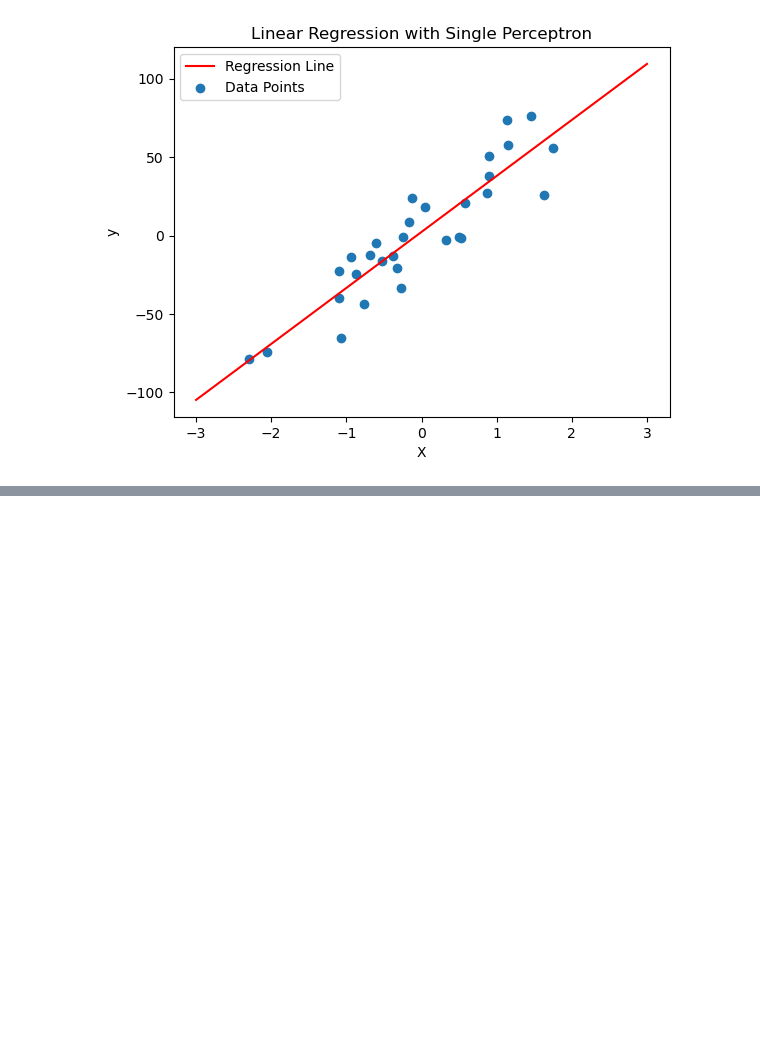
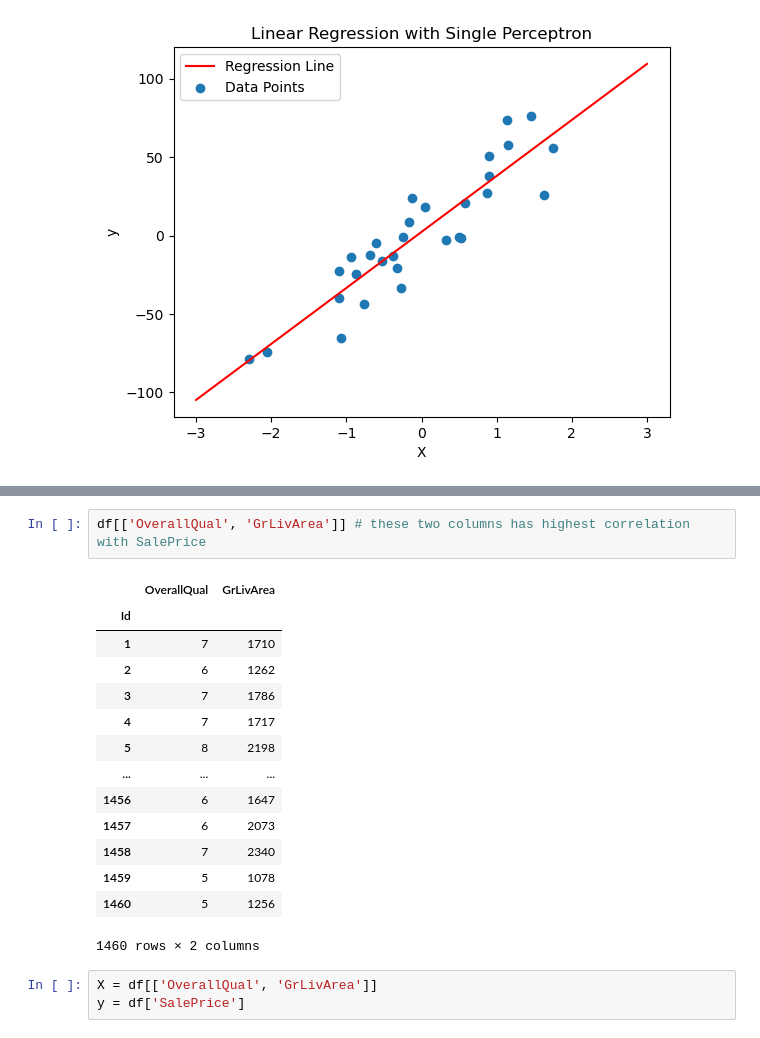
Before and after one commit to VahidTheOnly/NeuralNet-Regression-Classification, a Jupyter notebook: linear_regression_single_perceptron.ipynb, the cells around one changed output, grey strips where cells are left out. Saved outputs shown, nothing was run; the diff lists cells and outputs as text; blank space fills up the shorter version.

```diff
--- a/linear_regression_single_perceptron.ipynb
+++ b/linear_regression_single_perceptron.ipynb
@@ -85,0 +106,20 @@ plt.show()
+# %%
+df[['OverallQual', 'GrLivArea']] # these two columns has highest correlation with SalePrice
+# %% [output]
+|  | OverallQual | GrLivArea |
+| Id |  |  |
+| 1 | 7 | 1710 |
+| 2 | 6 | 1262 |
+| 3 | 7 | 1786 |
+| 4 | 7 | 1717 |
+| 5 | 8 | 2198 |
+| ... | ... | ... |
+| 1456 | 6 | 1647 |
+| 1457 | 6 | 2073 |
+| 1458 | 7 | 2340 |
+| 1459 | 5 | 1078 |
+| 1460 | 5 | 1256 |
+1460 rows × 2 columns
+# %%
+X = df[['OverallQual', 'GrLivArea']]
+y = df['SalePrice']
```
Also changed, not shown: parts of 12 cells of this notebook.
